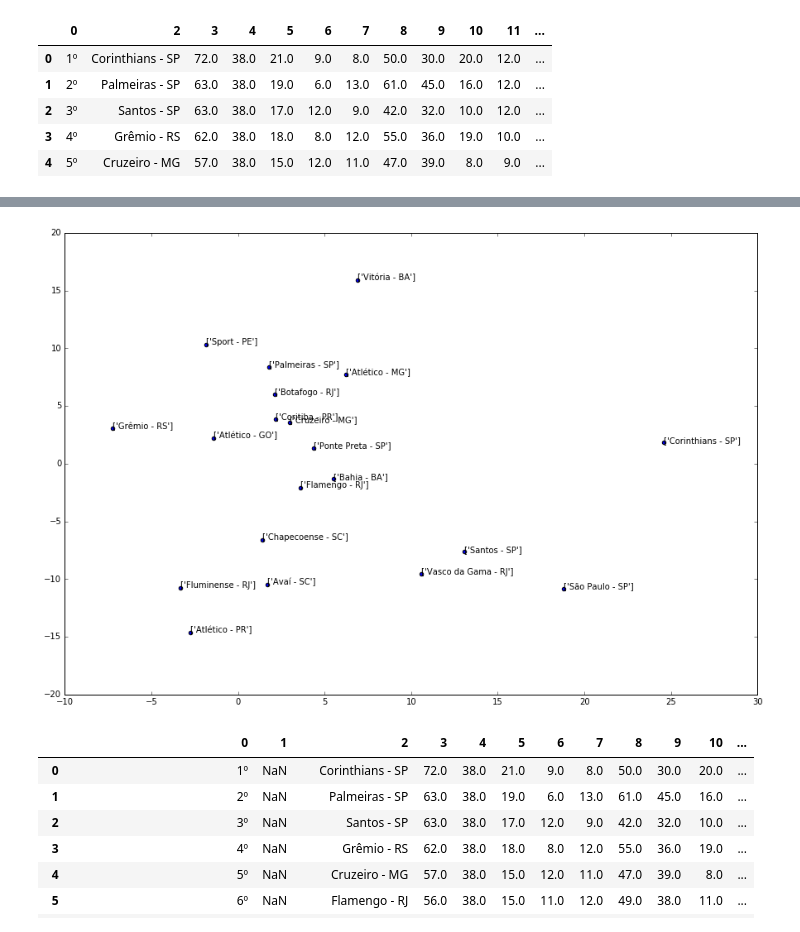
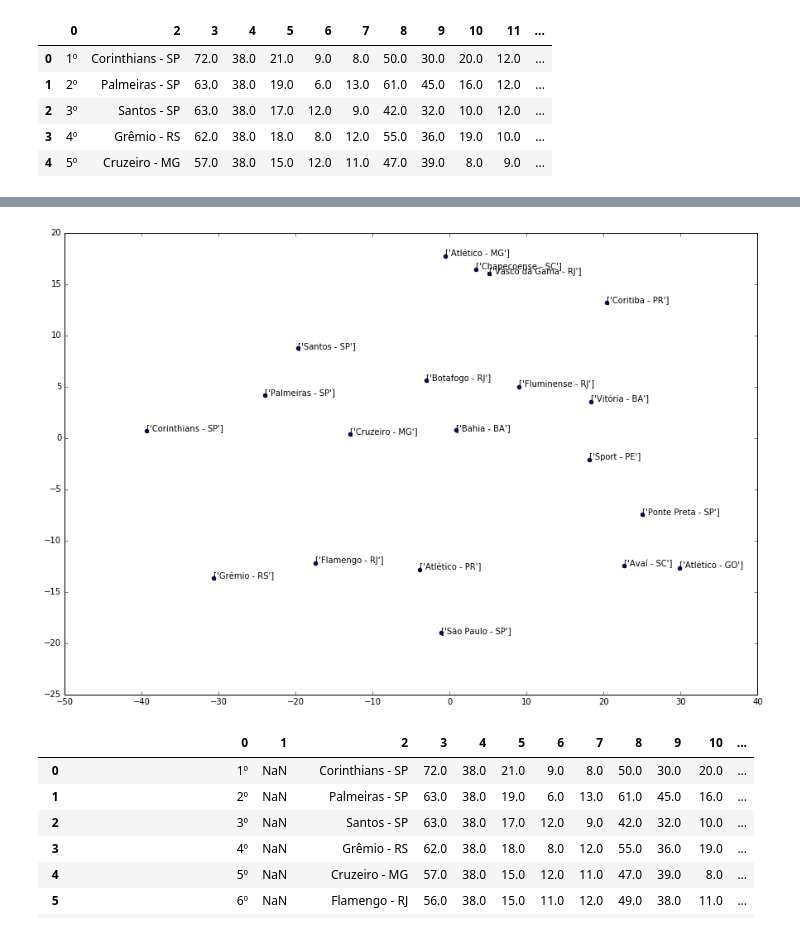
Before and after one commit to dalraf/jupyter, a Jupyter notebook: Campeonato Brasileiro.ipynb, the cells around one changed output, grey strips where cells are left out. Drawn from its saved outputs; the diff is of its cells as text; code cells hidden in the pictures.

```diff
--- a/Campeonato Brasileiro.ipynb
+++ b/Campeonato Brasileiro.ipynb
@@ -31,6 +34,7 @@ plt.show()
 # %%
 tabelasta = dfs[0].drop([0,1,2], axis=1).drop([20])
 # %%
-distribuicao = TSNE(n_components=2).fit_transform(tabelasta) * 100000
+pca = sklearnPCA(n_components=2) #2-dimensional PCA
+distribuicao = pd.DataFrame(pca.fit_transform(tabelasta))
 distribuicao
 # %% [output]
@@ -57,18 +58,15 @@ array([[ 24.56137525,   1.83172287],
 # %%
 listatimes = tabela.drop([20])[['Time']].values.tolist()
 # %%
-x = distribuicao[:, 0]
-y = distribuicao[:, 1]
-
 fig, ax = plt.subplots(figsize=(15,10))
-ax.scatter(x, y)
+ax.scatter(distribuicao[0], distribuicao[1])
 
 for i, txt in enumerate(listatimes):
     ax.annotate(txt, (x[i],y[i]))
 
 plt.show()
 # %% [output]
-[figure, old version]
+[figure, new version]
 # %%
 dfs[0]
 # %% [output]
```
Also changed, not shown: parts of 4 cells of this notebook, 1 other file.
